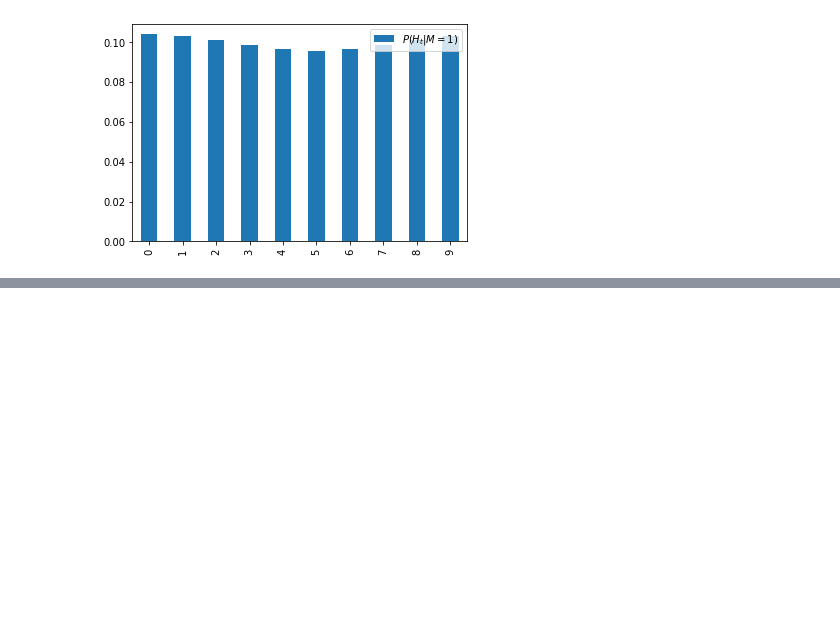
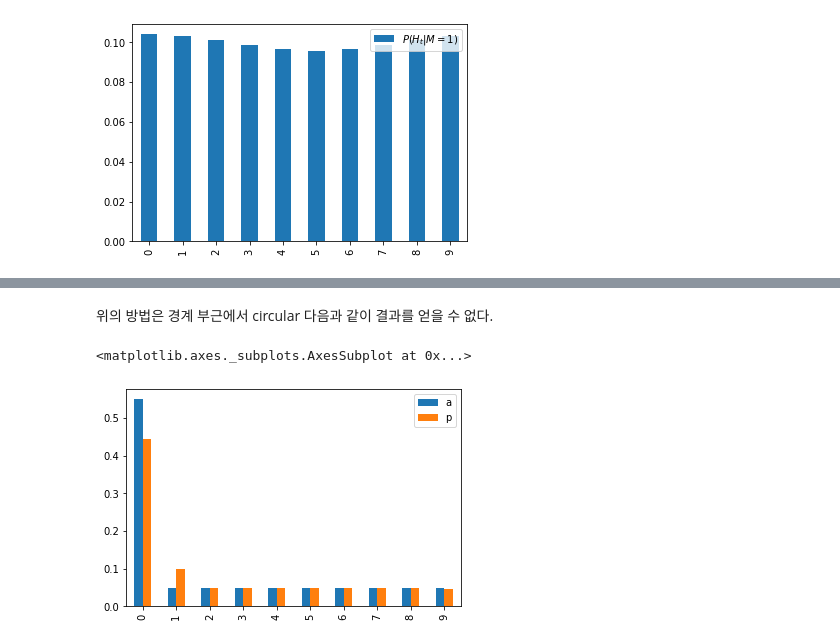
Before and after one commit to danhojin/ml-notes, a Jupyter notebook: hellos/filterpy1.ipynb, the cells around one changed output, grey strips where cells are left out. Cells and saved outputs as stored; diff of their text form; code cells hidden in the pictures; blank space fills up the shorter version.

```diff
--- a/hellos/filterpy1.ipynb
+++ b/hellos/filterpy1.ipynb
@@ -222,0 +243,12 @@ ax.legend(['$P(H_t|M=1)$'])
+# %% [markdown]
+위의 방법은 경계 부근에서 circular 다음과 같이 결과를 얻을 수 없다.
+# %%
+a = [.55, .05, .05, .05, .05, .05, .05, .05, .05, .05]
+b = [0.1, 0.8, 0.1]
+
+p = np.convolve(np.roll(a, 0), b, 'same')
+
+pd.DataFrame({'a': a, 'p': p}).plot(kind='bar')
+# %% [output]
+<matplotlib.axes._subplots.AxesSubplot at 0x...>
+[figure, added]
```
Also changed, not shown: parts of 9 cells of this notebook.
